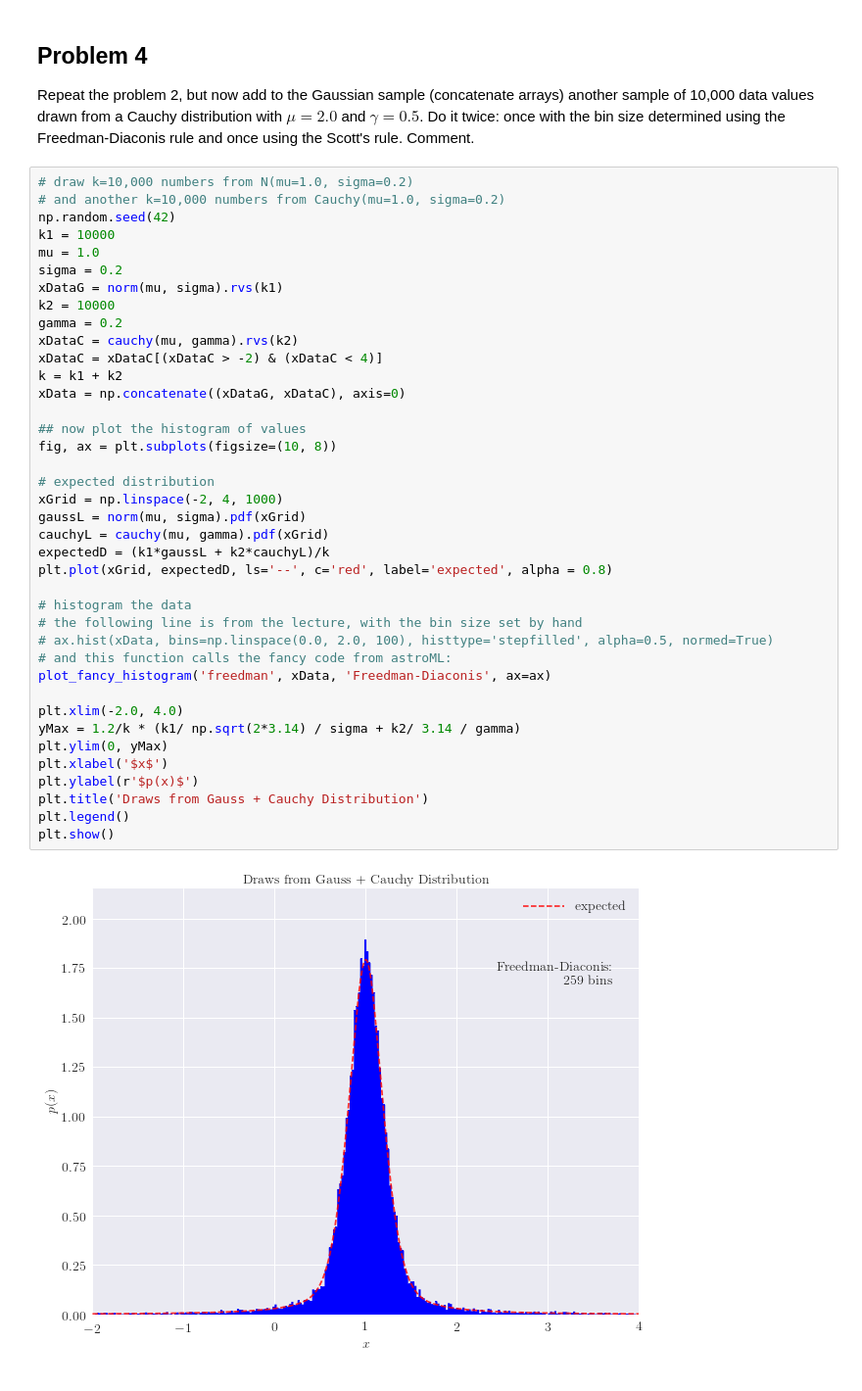
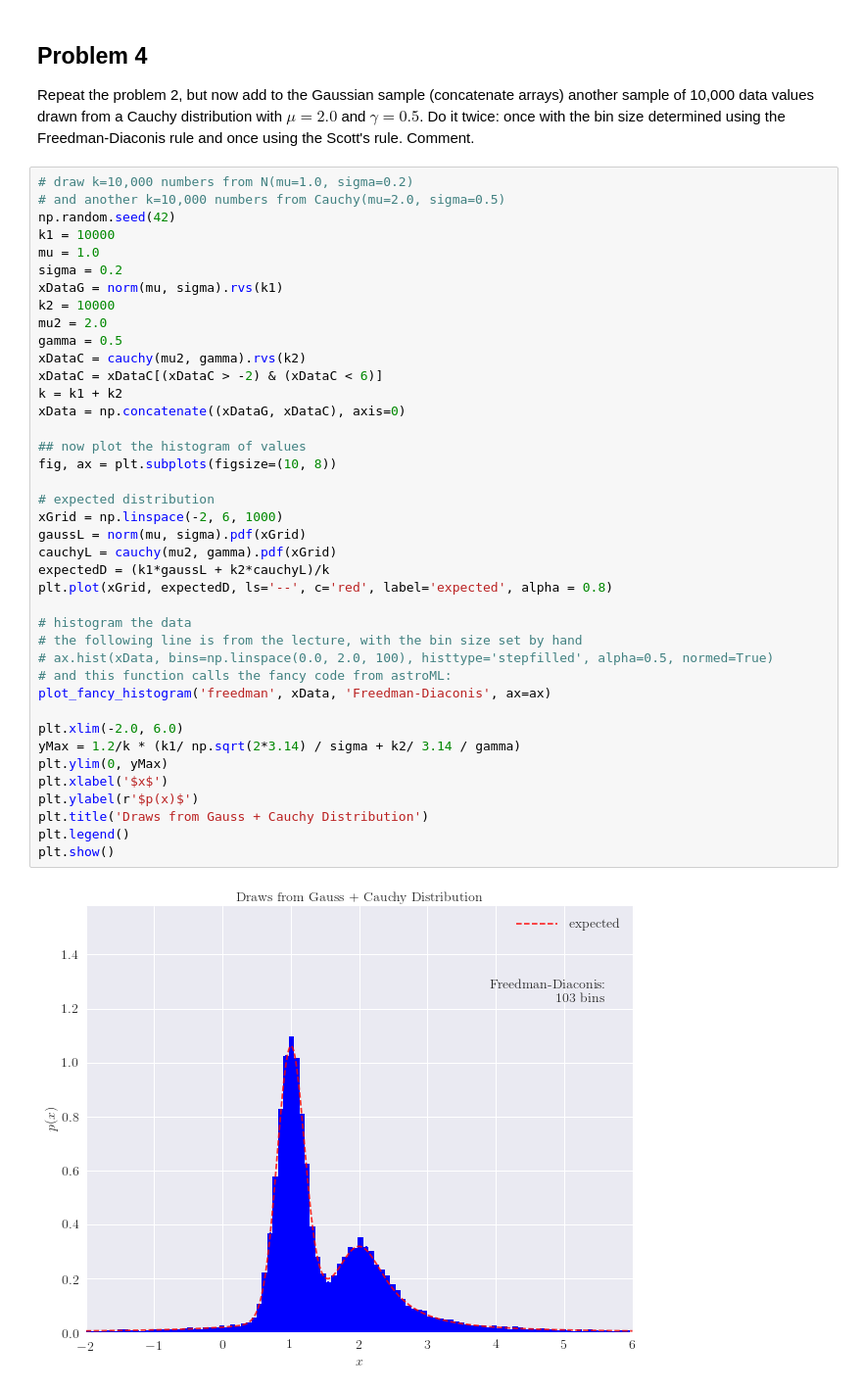
Before and after one commit to Ragadeepika-Pucha/astr-324-s17, a Jupyter notebook: homeworks/Astr324-S17-HW2-solutions.ipynb, the cells around one changed output. Shown at 98% size. Drawn from its saved outputs; the diff is of its cells as text.

```diff
--- a/homeworks/Astr324-S17-HW2-solutions.ipynb
+++ b/homeworks/Astr324-S17-HW2-solutions.ipynb
@@ -264,42 +264,43 @@ $\mu=2.0$ and $\gamma=0.5$. Do it twice: once with the bin size determined
 using the Freedman-Diaconis rule and once using the Scott's rule. Comment.
 # %%
 # draw k=10,000 numbers from N(mu=1.0, sigma=0.2)
-# and another k=10,000 numbers from Cauchy(mu=1.0, sigma=0.2)
+# and another k=10,000 numbers from Cauchy(mu=2.0, sigma=0.5)
 np.random.seed(42)
 k1 = 10000
 mu = 1.0
 sigma = 0.2
 xDataG = norm(mu, sigma).rvs(k1)
 k2 = 10000
-gamma = 0.2
-xDataC = cauchy(mu, gamma).rvs(k2)
-xDataC = xDataC[(xDataC > -2) & (xDataC < 4)]
+mu2 = 2.0
+gamma = 0.5
+xDataC = cauchy(mu2, gamma).rvs(k2)
+xDataC = xDataC[(xDataC > -2) & (xDataC < 6)]
 k = k1 + k2
 xData = np.concatenate((xDataG, xDataC), axis=0)
 
 ## now plot the histogram of values
 fig, ax = plt.subplots(figsize=(10, 8))
 
 # expected distribution
-xGrid = np.linspace(-2, 4, 1000)
+xGrid = np.linspace(-2, 6, 1000)
 gaussL = norm(mu, sigma).pdf(xGrid)
-cauchyL = cauchy(mu, gamma).pdf(xGrid)
+cauchyL = cauchy(mu2, gamma).pdf(xGrid)
 expectedD = (k1*gaussL + k2*cauchyL)/k
 plt.plot(xGrid, expectedD, ls='--', c='red', label='expected', alpha = 0.8)
 
 # histogram the data
 # the following line is from the lecture, with the bin size set by hand
 # ax.hist(xData, bins=np.linspace(0.0, 2.0, 100), histtype='stepfilled', alpha=0.5, normed=True)
 # and this function calls the fancy code from astroML:
 plot_fancy_histogram('freedman', xData, 'Freedman-Diaconis', ax=ax)
 
-plt.xlim(-2.0, 4.0)
+plt.xlim(-2.0, 6.0)
 yMax = 1.2/k * (k1/ np.sqrt(2*3.14) / sigma + k2/ 3.14 / gamma)
 plt.ylim(0, yMax)
 plt.xlabel('$x$')
 plt.ylabel(r'$p(x)$')
 plt.title('Draws from Gauss + Cauchy Distribution')
 plt.legend()
 plt.show()
 # %% [output]
-[figure, old version]
+[figure, new version]
```
Also changed, not shown: parts of 2 cells of this notebook.
